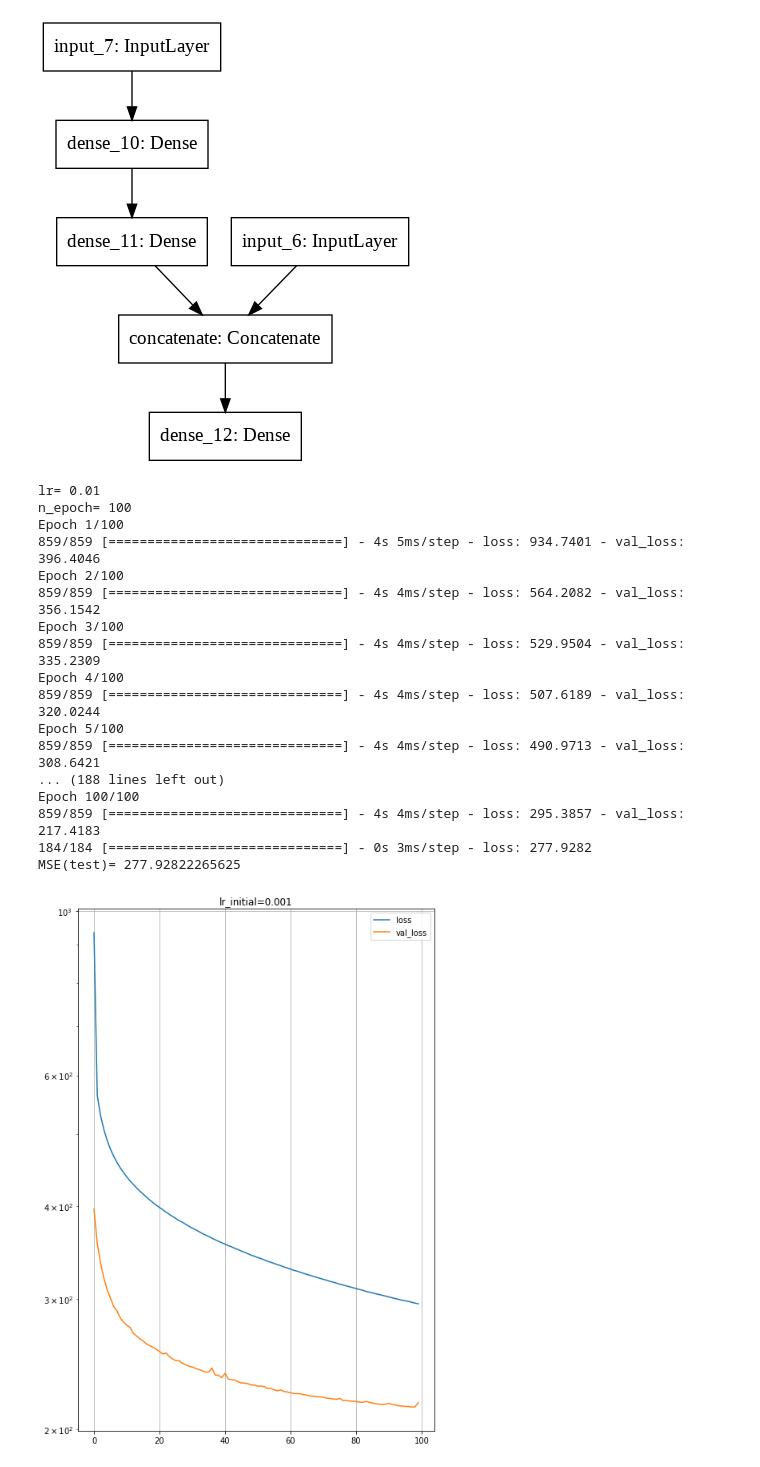
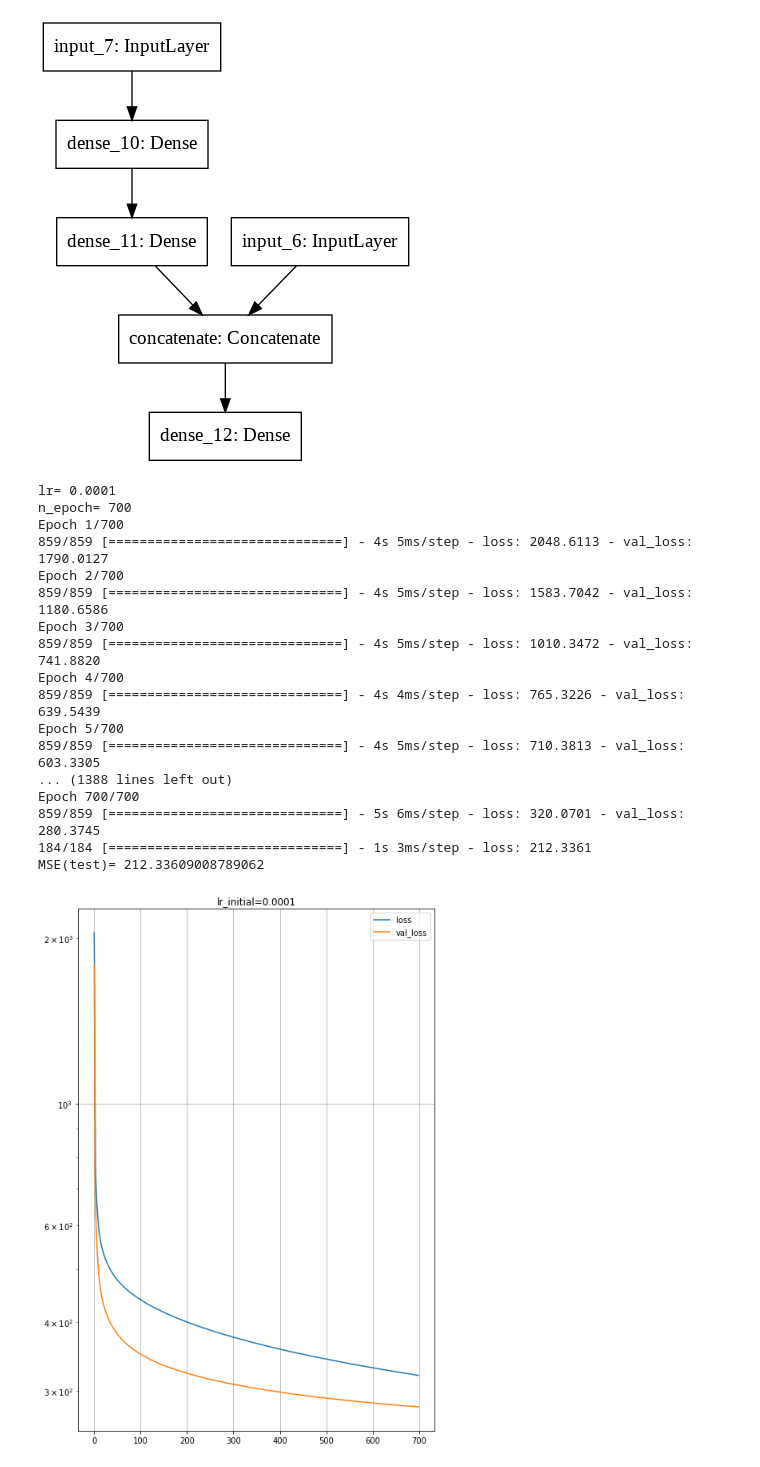
Before and after one commit to mvcduarte/wide_deep_models, a Jupyter notebook: wide_deep_learning_wine_price_v2.ipynb, the cells around one changed output. Drawn from its saved outputs; the diff is of its cells as text; code cells hidden in the pictures.

```diff
--- a/wide_deep_learning_wine_price_v2.ipynb
+++ b/wide_deep_learning_wine_price_v2.ipynb
@@ -340,48 +346,48 @@ tf.keras.utils.plot_model(model, to_file = 'model_wide_deep.png')
 [figure]
 # %%
 
-lr_initial = 0.001 # learning rate
-n_epoch = 100     # number of epochs
-print('lr=', lr)
+lr_initial = 0.0001 # learning rate
+n_epoch = 700       # number of epochs
+print('lr=', lr_initial)
 print('n_epoch=', n_epoch)
 
 # Compile the Keras model API
 
 optimizer = Adam(learning_rate = lr_initial)
 model.compile(optimizer = optimizer, loss = 'mse')
 
 # Fit
 
 history = model.fit([desc_train, X_train], y_train,
                     validation_data = ([desc_validation, X_validation], y_validation),
                     epochs = n_epoch, verbose = 1)
 
 print('MSE(test)=', model.evaluate([desc_test, X_test], y_test))
 
 # Plot it
 
 pd.DataFrame(history.history).plot(figsize=(8, 12), logy = True)
 plt.title('lr_initial=' + str(lr_initial))
 plt.grid()
 plt.show()
 # %% [output]
-lr= 0.01
-n_epoch= 100
-Epoch 1/100
-859/859 [==============================] - 4s 5ms/step - loss: 934.7401 - val_loss: 396.4046
-Epoch 2/100
-859/859 [==============================] - 4s 4ms/step - loss: 564.2082 - val_loss: 356.1542
-Epoch 3/100
-859/859 [==============================] - 4s 4ms/step - loss: 529.9504 - val_loss: 335.2309
-Epoch 4/100
-859/859 [==============================] - 4s 4ms/step - loss: 507.6189 - val_loss: 320.0244
-Epoch 5/100
-859/859 [==============================] - 4s 4ms/step - loss: 490.9713 - val_loss: 308.6421
-... (188 lines left out)
-Epoch 100/100
-859/859 [==============================] - 4s 4ms/step - loss: 295.3857 - val_loss: 217.4183
-184/184 [==============================] - 0s 3ms/step - loss: 277.9282
-MSE(test)= 277.92822265625
+lr= 0.0001
+n_epoch= 700
+Epoch 1/700
+859/859 [==============================] - 4s 5ms/step - loss: 2048.6113 - val_loss: 1790.0127
+Epoch 2/700
+859/859 [==============================] - 4s 5ms/step - loss: 1583.7042 - val_loss: 1180.6586
+Epoch 3/700
+859/859 [==============================] - 4s 5ms/step - loss: 1010.3472 - val_loss: 741.8820
+Epoch 4/700
+859/859 [==============================] - 4s 4ms/step - loss: 765.3226 - val_loss: 639.5439
+Epoch 5/700
+859/859 [==============================] - 4s 5ms/step - loss: 710.3813 - val_loss: 603.3305
+... (1388 lines left out)
+Epoch 700/700
+859/859 [==============================] - 5s 6ms/step - loss: 320.0701 - val_loss: 280.3745
+184/184 [==============================] - 1s 3ms/step - loss: 212.3361
+MSE(test)= 212.33609008789062
-[figure, old version]
+[figure, new version]
 # %%
 y_pred = model.predict([desc_test, X_test])
```
Also changed, not shown: parts of 17 cells of this notebook.
